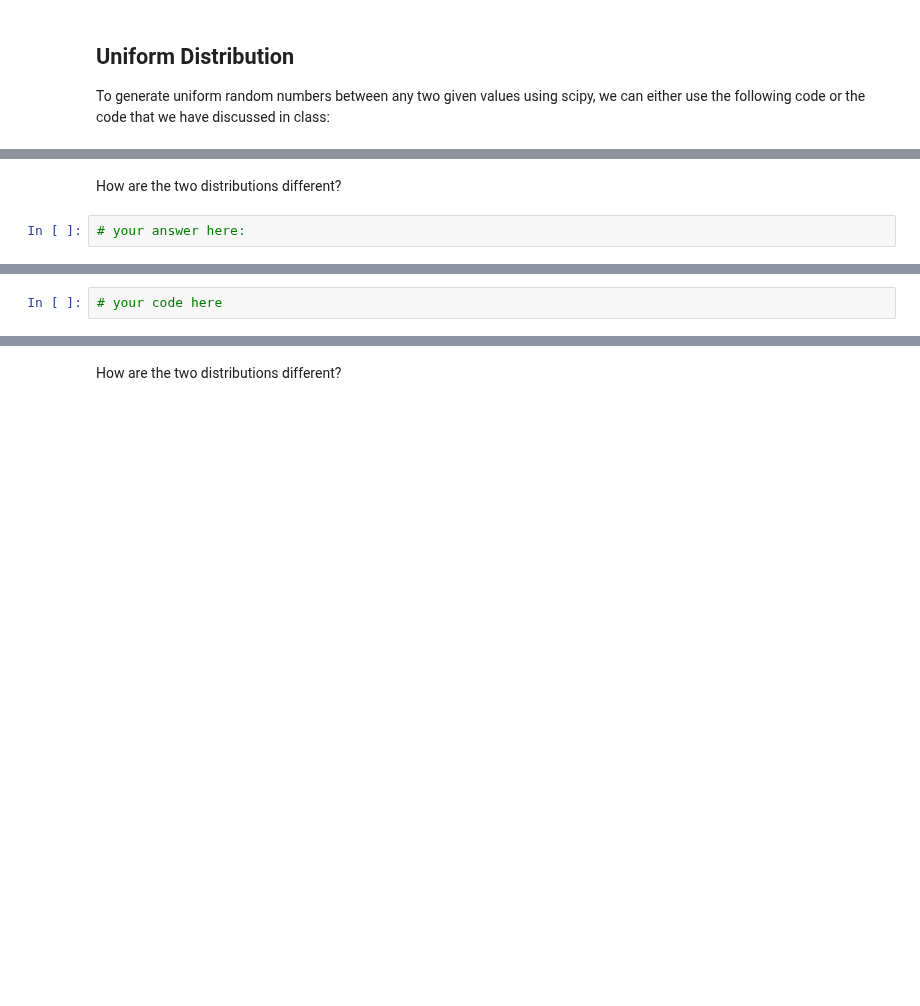
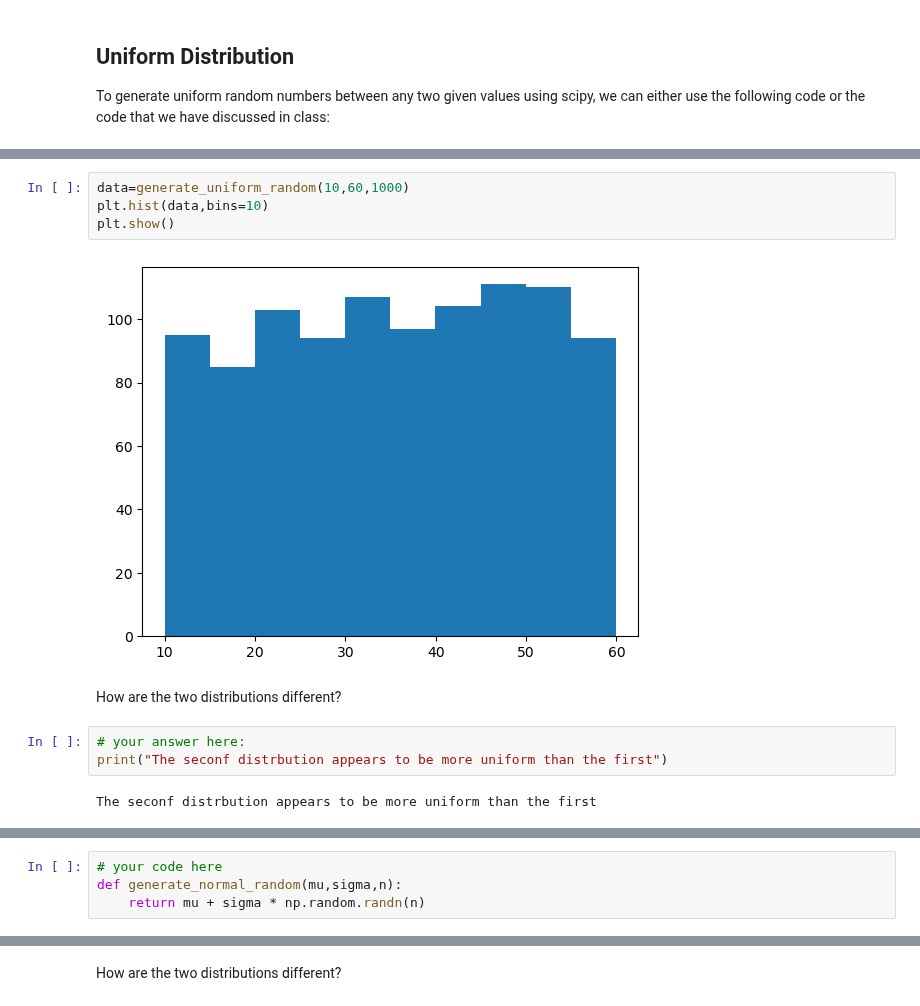
Before and after one commit to ta-data-lis/lab-probability-distributions, a Jupyter notebook: your-code/continuous.ipynb, the cells around one changed output, grey strips where cells are left out. Drawn from its saved outputs; the diff is of its cells as text; blank space fills up the shorter version.

```diff
--- a/your-code/continuous.ipynb
+++ b/your-code/continuous.ipynb
@@ -47,7 +73,16 @@ Your output should look like below:
+# %%
+data=generate_uniform_random(10,60,1000)
+plt.hist(data,bins=10)
+plt.show()
+# %% [output]
+[figure, added]
 # %% [markdown]
 How are the two distributions different?
-# %%
-# your answer here:
+# %%
+# your answer here:
+print("The seconf distrbution appears to be more uniform than the first")
+# %% [output]
+The seconf distrbution appears to be more uniform than the first
 # %% [markdown]
 ## Normal Distribution
 
@@ -59,5 +94,7 @@ How are the two distributions different?
 Expected output:
 
 ![normal distribution](nd.png)
-# %%
-# your code here
+# %%
+# your code here
+def generate_normal_random(mu,sigma,n):
+    return mu + sigma * np.random.randn(n)
```
Also changed, not shown: parts of 25 cells of this notebook.
